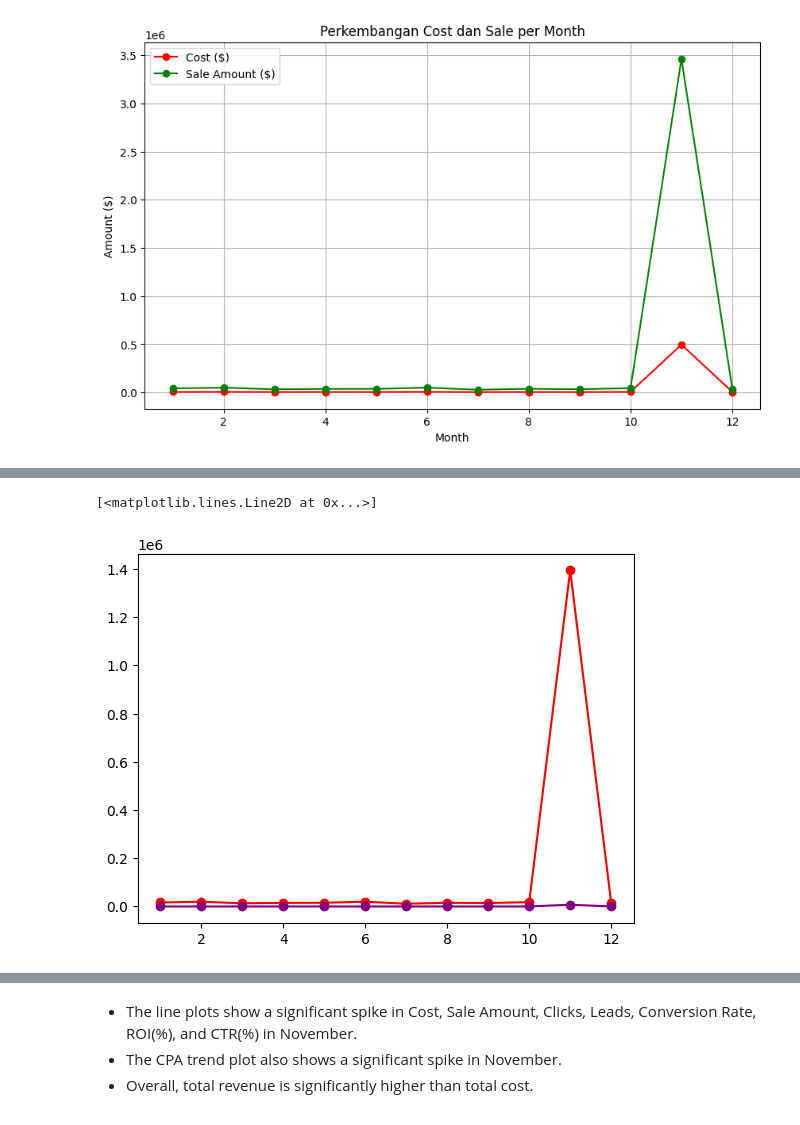
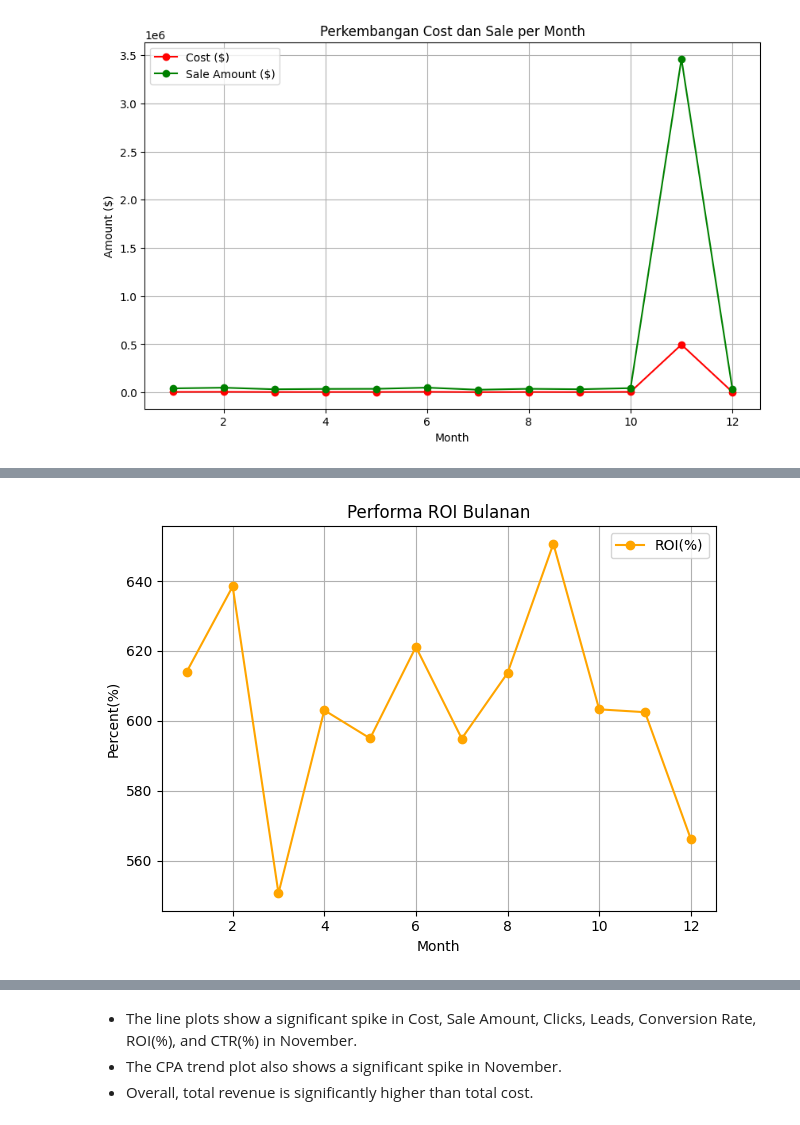
Before and after one commit to Riana901/Google-Ads-Sales-Analysis, a Jupyter notebook: Google_Ads_Sales_Analysis.ipynb, the cells around one changed output, grey strips where cells are left out. Saved outputs shown, nothing was run; the diff lists cells and outputs as text; code cells hidden in the pictures.

```diff
--- a/Google_Ads_Sales_Analysis.ipynb
+++ b/Google_Ads_Sales_Analysis.ipynb
@@ -414,6 +414,7 @@ From ROI we will see a key financial metric used to evaluate the efficiency of a
 # %%
 #track campaign cost vs. return (ROI)
 df['ROI(%)'] = ((df['Sale_Amount($)'] - df['Cost($)']) / df['Cost($)']) * 100
+df['ROI(%)'] = df['ROI(%)'].round(0)
 df
 # %% [output]
 |  | Ad_ID | Campaign_Name | Clicks | Impressions | Cost($) | Leads | Conversions | Conversion_Rate | ... |
@@ -436,6 +437,7 @@ After we use ROI metric, we create a coloumn for CTR. CTR (Click-Through Rate) i
 > CTR = Total number of clicks / total number of impressions
 # %%
 df['CTR(%)'] = (df['Clicks'] / df['Impressions']) * 100
+df['CTR(%)'] = df['CTR(%)'].round(0)
 df.head()
 # %% [output]
 |  | Ad_ID | Campaign_Name | Clicks | Impressions | Cost($) | Leads | Conversions | Conversion_Rate | ... |
@@ -524,8 +547,12 @@ plt.show()
 # %%
-monthly_data = df.groupby('Month')[['ROI(%)', 'CTR(%)']].sum()
-plt.plot(monthly_data.index, monthly_data['ROI(%)'], marker='o', label='ROI(%)', color='red')
-plt.plot(monthly_data.index, monthly_data['CTR(%)'], marker='o', label='CTR(%)', color='purple')
+monthly_data = df.groupby('Month')[['ROI(%)']].mean()
+plt.plot(monthly_data.index, monthly_data['ROI(%)'], marker='o', label='ROI(%)', color='orange')
+plt.title('Performa ROI Bulanan')
+plt.xlabel('Month')
+plt.ylabel('Percent(%)')
+plt.legend()
+plt.grid(True)
+plt.tight_layout()
 # %% [output]
-[<matplotlib.lines.Line2D at 0x...>]
-[figure, old version]
+[figure, new version]
 # %%
```
Also changed, not shown: parts of 14 cells of this notebook.
